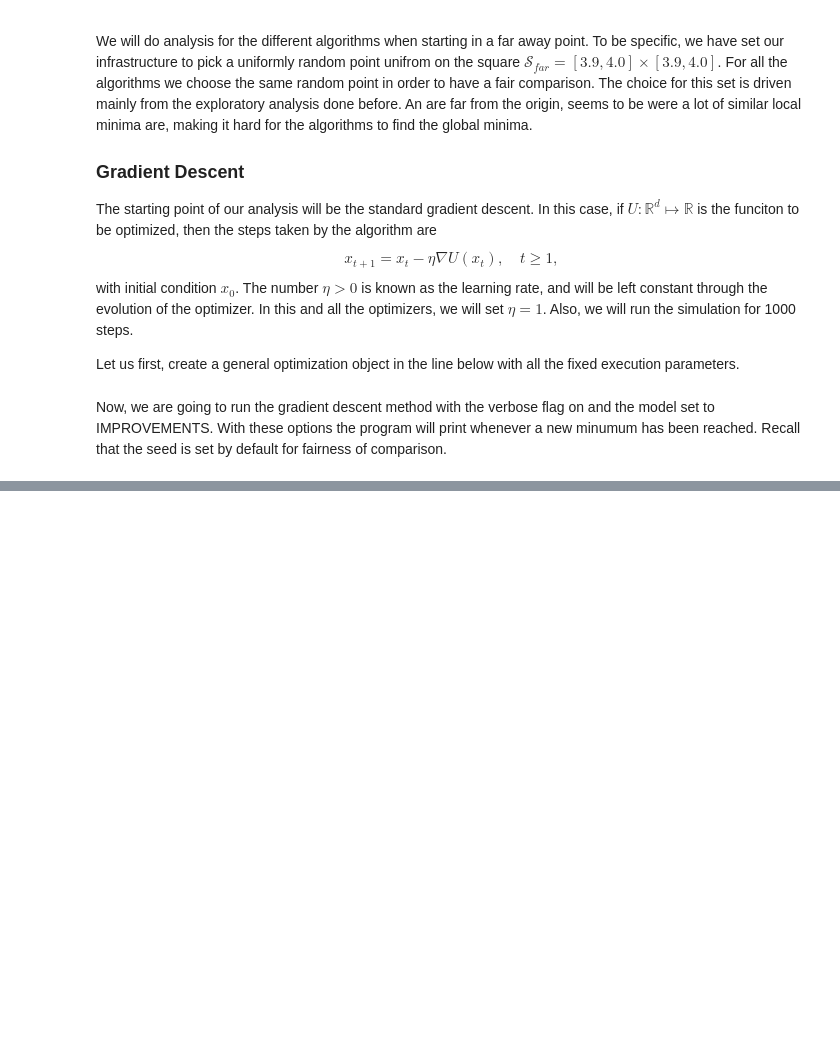
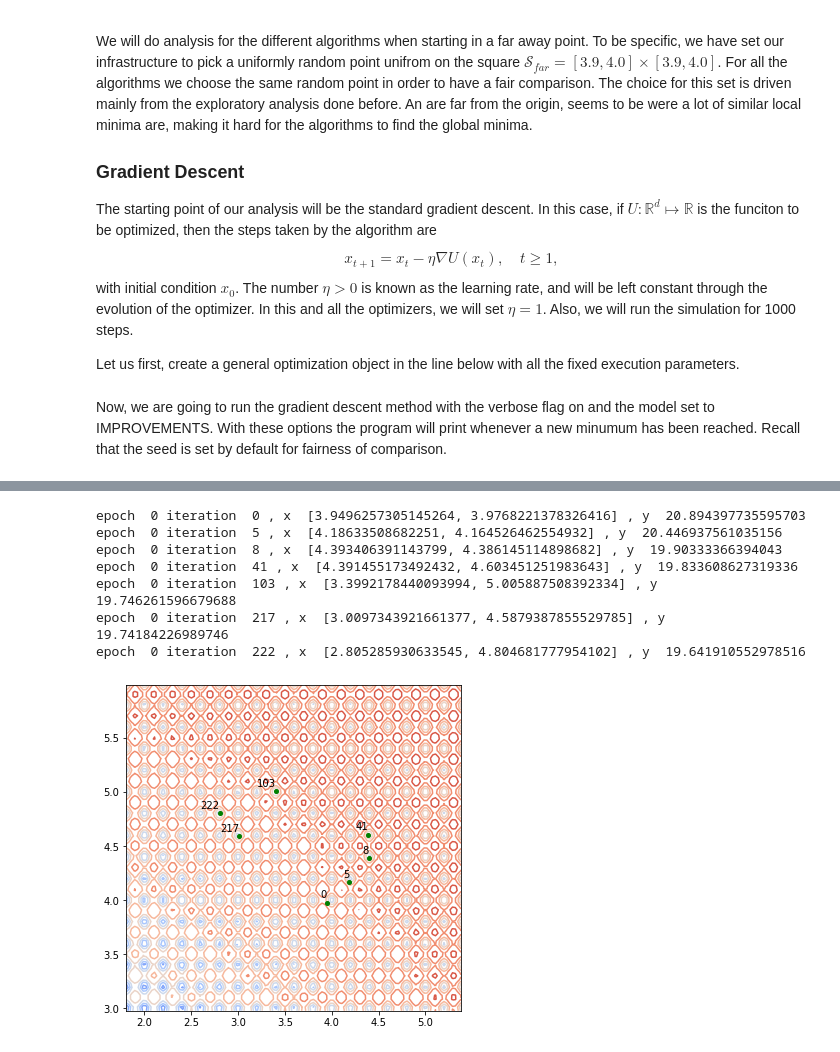
Before and after one commit to quantliquidlabs/gradientOptimization, a Jupyter notebook: code/Presentation.ipynb, the cells around one changed output, grey strips where cells are left out. Cells and saved outputs as stored; diff of their text form; code cells hidden in the pictures; blank space fills up the shorter version.

```diff
--- a/code/Presentation.ipynb
+++ b/code/Presentation.ipynb
@@ -95,0 +178,13 @@ iteration  33 , x  [5.3972673416137695, 4.196927070617676] , y  19.8522968292236
+# %%
+torch.manual_seed(0)
+res_mine = gopt.modified_gradient_descent( eta, epochs, steps, 1, 1)
+plot_evolution(res_mine)
+# %% [output]
+epoch  0 iteration  0 , x  [3.9496257305145264, 3.9768221378326416] , y  20.894397735595703
+epoch  0 iteration  5 , x  [4.18633508682251, 4.164526462554932] , y  20.446937561035156
+epoch  0 iteration  8 , x  [4.393406391143799, 4.386145114898682] , y  19.90333366394043
+epoch  0 iteration  41 , x  [4.391455173492432, 4.603451251983643] , y  19.833608627319336
+epoch  0 iteration  103 , x  [3.3992178440093994, 5.005887508392334] , y  19.746261596679688
+epoch  0 iteration  217 , x  [3.0097343921661377, 4.5879387855529785] , y  19.74184226989746
+epoch  0 iteration  222 , x  [2.805285930633545, 4.804681777954102] , y  19.641910552978516
+[figure, added]
```
Also changed, not shown: parts of 14 cells of this notebook, 2 other files.
